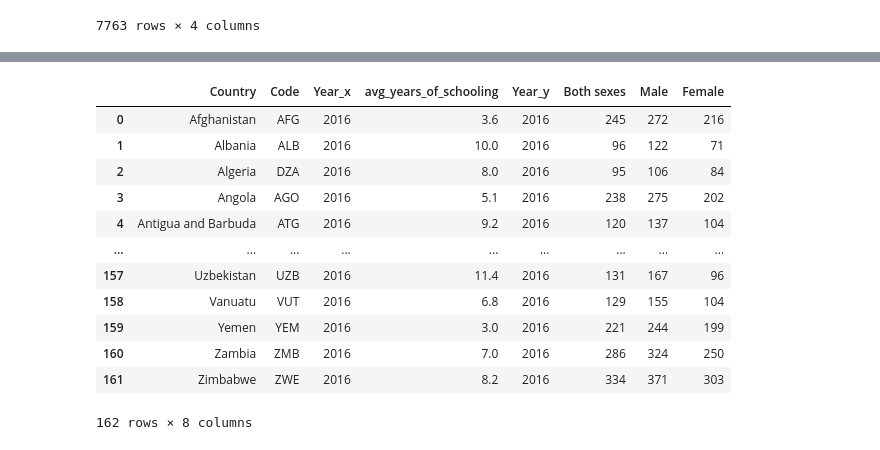
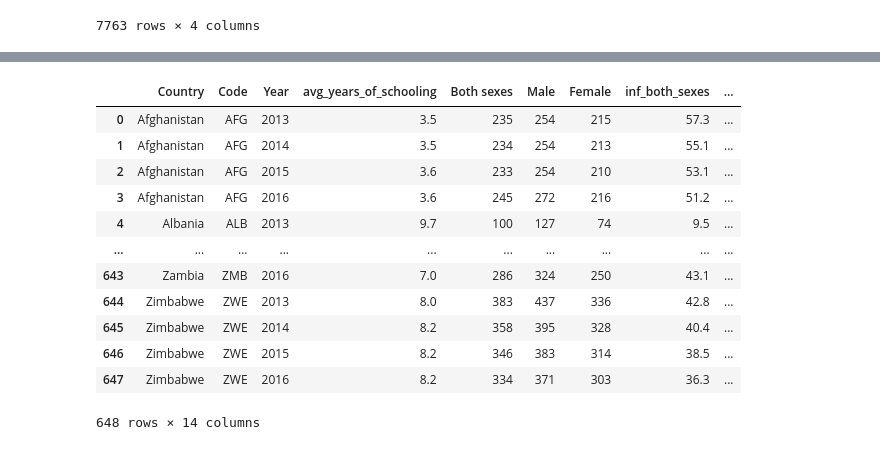
Before and after one commit to oludovisi/DSF_Final, a Jupyter notebook: DSF_Final_Project.ipynb, the cells around one changed output, grey strips where cells are left out. Drawn from its saved outputs; the diff is of its cells as text; code cells hidden in the pictures.

```diff
--- a/DSF_Final_Project.ipynb
+++ b/DSF_Final_Project.ipynb
@@ -25,8 +25,8 @@ mean_years
 7763 rows × 4 columns
 # %%
 ad_mort = pd.read_csv('Adult mortality.csv', skiprows=1)
-ad_mort_2016 = ad_mort[ad_mort['Year'] == 2016]
-ad_mort_2016
+ad_mort = ad_mort[(ad_mort['Year'] >= 2013) & (ad_mort['Year'] <2017)]
+ad_mort
 # %% [output]
 |  | Country | Year | Both sexes | Male | Female |
 | 0 | Afghanistan | 2016 | 245 | 272 | 216 |
@@ -43,0 +61,11 @@ ad_mort_2016
+# %%
+prob_dth = pd.read_csv('Probability of dying per 1000 live births.csv',skiprows=1)
+prob_dth.rename(columns={' Both sexes':'inf_both_sexes',
+                         ' Male':'inf_male',
+                         ' Female':'inf_female',
+                         ' Both sexes.1':'neonat_both_sexes',
+                         ' Both sexes.2':'u5_both_sexes',
+                         ' Male.1':'u5_male',
+                         ' Female.1':'u5_female'}, inplace=True)
+prob_dth = prob_dth[(prob_dth['Year'] >= 2013) & (prob_dth['Year'] <2017)]
+prob_dth
@@ -62,0 +105,3 @@ mean_years_2016
+# %%
+mean_years = mean_years[(mean_years['Year'] >= 2013) & (mean_years['Year'] < 2017)]
+mean_years
@@ -63,20 +122,21 @@ mean_years_2016
 # %%
-merge_df = pd.merge(mean_years_2016,ad_mort_2016, on='Country')
+merge_df = pd.merge(mean_years,ad_mort, on=['Country','Year'])
+merge_df = pd.merge(merge_df,prob_dth, on=['Country','Year'])
 merge_df
 # %% [output]
-|  | Country | Code | Year_x | avg_years_of_schooling | Year_y | Both sexes | Male | Female |
-| 0 | Afghanistan | AFG | 2016 | 3.6 | 2016 | 245 | 272 | 216 |
-| 1 | Albania | ALB | 2016 | 10.0 | 2016 | 96 | 122 | 71 |
-| 2 | Algeria | DZA | 2016 | 8.0 | 2016 | 95 | 106 | 84 |
-| 3 | Angola | AGO | 2016 | 5.1 | 2016 | 238 | 275 | 202 |
-| 4 | Antigua and Barbuda | ATG | 2016 | 9.2 | 2016 | 120 | 137 | 104 |
-| ... | ... | ... | ... | ... | ... | ... | ... | ... |
-| 157 | Uzbekistan | UZB | 2016 | 11.4 | 2016 | 131 | 167 | 96 |
-| 158 | Vanuatu | VUT | 2016 | 6.8 | 2016 | 129 | 155 | 104 |
-| 159 | Yemen | YEM | 2016 | 3.0 | 2016 | 221 | 244 | 199 |
-| 160 | Zambia | ZMB | 2016 | 7.0 | 2016 | 286 | 324 | 250 |
-| 161 | Zimbabwe | ZWE | 2016 | 8.2 | 2016 | 334 | 371 | 303 |
+|  | Country | Code | Year | avg_years_of_schooling | Both sexes | Male | Female | inf_both_sexes | ... |
+| 0 | Afghanistan | AFG | 2013 | 3.5 | 235 | 254 | 215 | 57.3 | ... |
+| 1 | Afghanistan | AFG | 2014 | 3.5 | 234 | 254 | 213 | 55.1 | ... |
+| 2 | Afghanistan | AFG | 2015 | 3.6 | 233 | 254 | 210 | 53.1 | ... |
+| 3 | Afghanistan | AFG | 2016 | 3.6 | 245 | 272 | 216 | 51.2 | ... |
+| 4 | Albania | ALB | 2013 | 9.7 | 100 | 127 | 74 | 9.5 | ... |
+| ... | ... | ... | ... | ... | ... | ... | ... | ... | ... |
+| 643 | Zambia | ZMB | 2016 | 7.0 | 286 | 324 | 250 | 43.1 | ... |
+| 644 | Zimbabwe | ZWE | 2013 | 8.0 | 383 | 437 | 336 | 42.8 | ... |
+| 645 | Zimbabwe | ZWE | 2014 | 8.2 | 358 | 395 | 328 | 40.4 | ... |
+| 646 | Zimbabwe | ZWE | 2015 | 8.2 | 346 | 383 | 314 | 38.5 | ... |
+| 647 | Zimbabwe | ZWE | 2016 | 8.2 | 334 | 371 | 303 | 36.3 | ... |
-162 rows × 8 columns
+648 rows × 14 columns
 # %%
 def country_to_continent(country_name):
     country_alpha2 = pc.country_name_to_country_alpha2(country_name)
```
Also changed, not shown: parts of 21 cells of this notebook, 1 other file.
